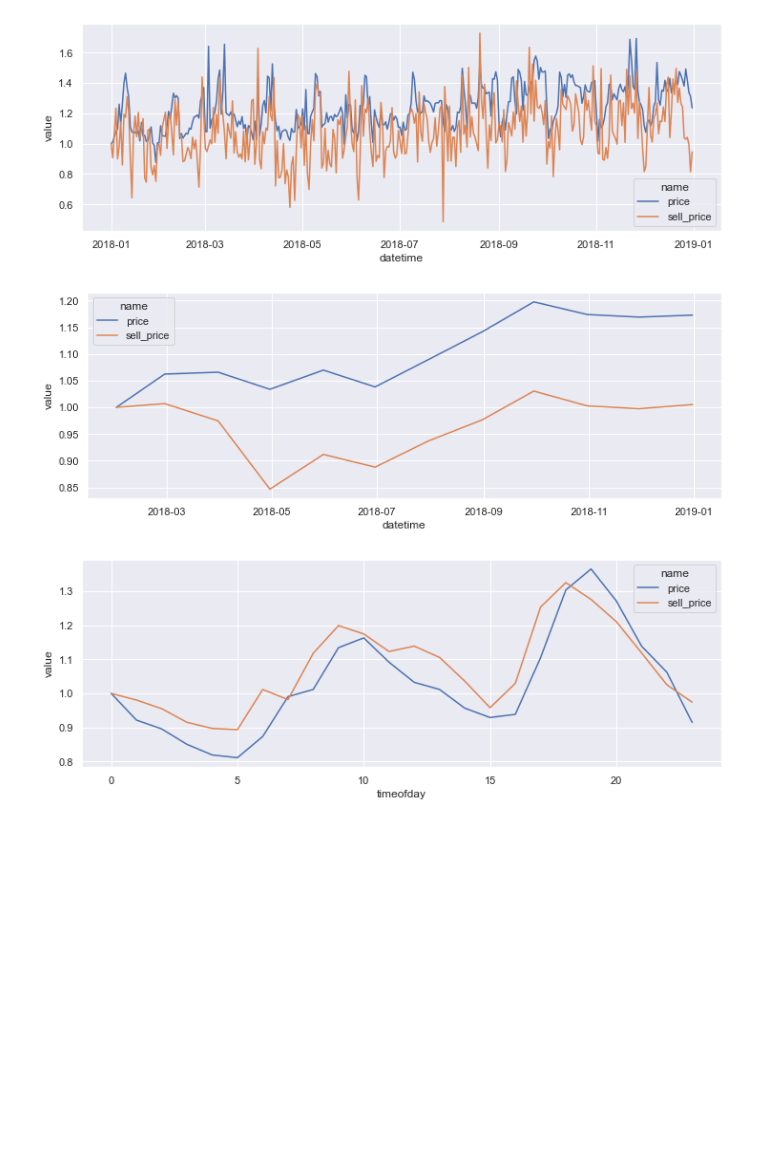
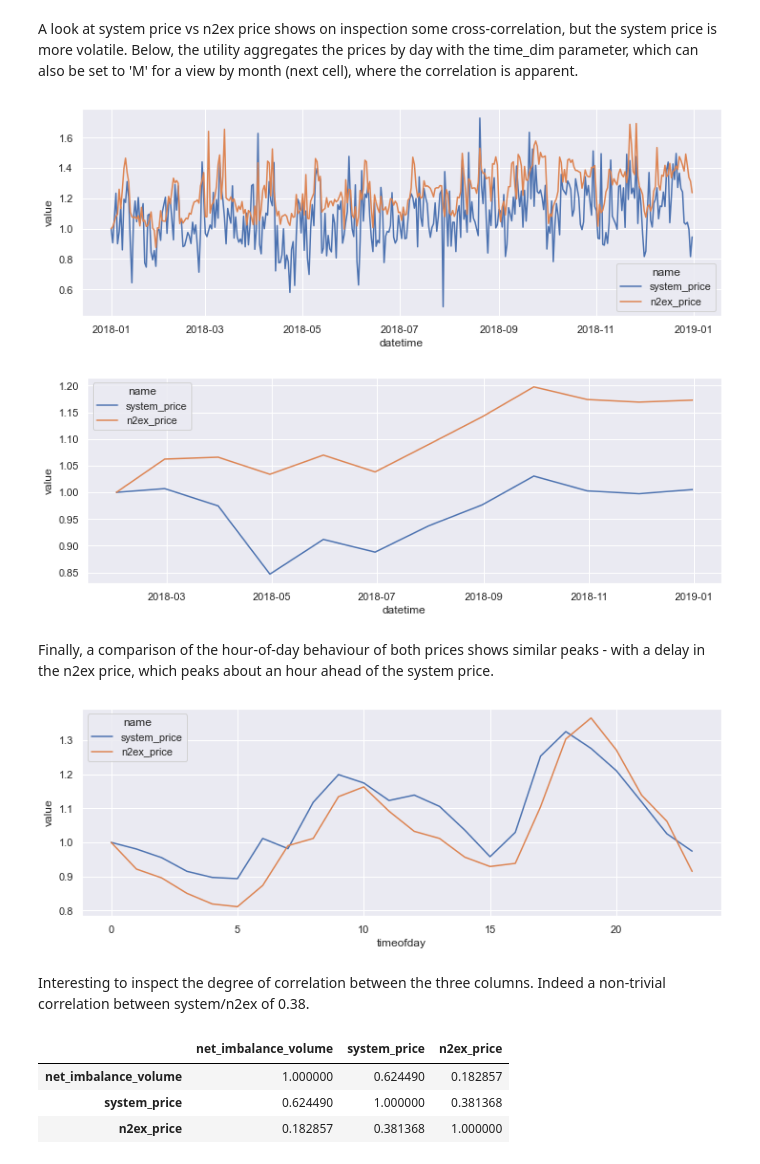
Before and after one commit to cjmcmurtrie/origami, a Jupyter notebook: part_1_seasonality.ipynb, the cells around one changed output. Saved outputs shown, nothing was run; the diff lists cells and outputs as text; code cells hidden in the pictures; blank space fills up the shorter version.

```diff
--- a/part_1_seasonality.ipynb
+++ b/part_1_seasonality.ipynb
@@ -37,11 +49,15 @@ month_plot(dataset, 'datetime', 'price')
+# %% [markdown]
+A look at system price vs n2ex price shows on inspection some cross-correlation, but the system price is more volatile. Below, the utility aggregates the prices by day with the time_dim parameter, which can also be set to 'M' for a view by month (next cell), where the correlation is apparent.
 # %%
-column_compare_plot(dataset, 'datetime', ['price', 'sell_price'], time_dim='D')
+column_compare_plot(dataset, 'datetime', ['system_price', 'n2ex_price'], time_dim='D')
 # %% [output]
-[figure, old version]
+[figure, new version]
 # %%
-column_compare_plot(dataset, 'datetime', ['price', 'sell_price'], time_dim='M')
+column_compare_plot(dataset, 'datetime', ['system_price', 'n2ex_price'], time_dim='M')
 # %% [output]
-[figure, old version]
+[figure, new version]
+# %% [markdown]
+Finally, a comparison of the hour-of-day behaviour of both prices shows similar peaks - with a delay in the n2ex price, which peaks about an hour ahead of the system price.
 # %%
 dow_compare = dataset.copy()
 dow_compare['timeofday'] = dataset['datetime'].dt.hour
@@ -49,8 +65,17 @@ dow_compare = dow_compare.groupby('timeofday').mean().reset_index(drop=False)
 column_compare_plot(
     dow_compare,
     group_column='timeofday',
-    comparison_columns=['price', 'sell_price'],
+    comparison_columns=['system_price', 'n2ex_price'],
     time_dim=None
 )
 # %% [output]
-[figure, old version]
+[figure, new version]
+# %% [markdown]
+Interesting to inspect the degree of correlation between the three columns. Indeed a non-trivial correlation between system/n2ex of 0.38.
+# %%
+dataset[['net_imbalance_volume', 'system_price', 'n2ex_price']].corr()
+# %% [output]
+|  | net_imbalance_volume | system_price | n2ex_price |
+| net_imbalance_volume | 1.000000 | 0.624490 | 0.182857 |
+| system_price | 0.624490 | 1.000000 | 0.381368 |
+| n2ex_price | 0.182857 | 0.381368 | 1.000000 |
```
Also changed, not shown: parts of 8 cells of this notebook, 1 other file.
